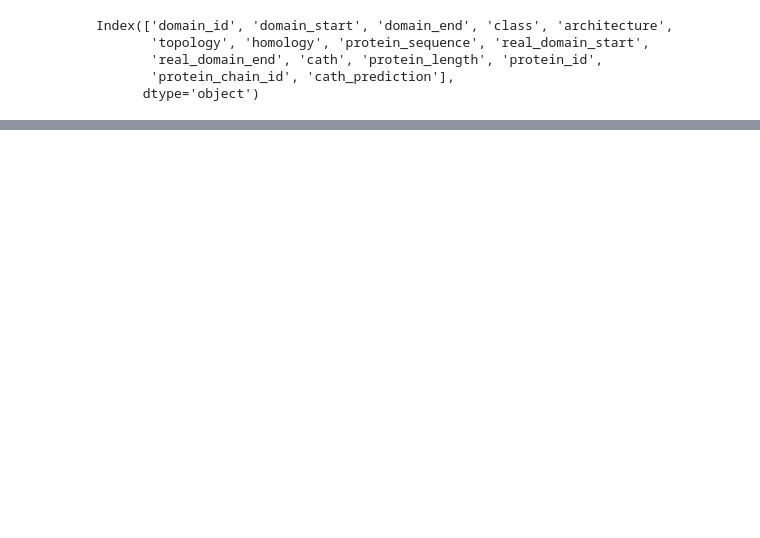
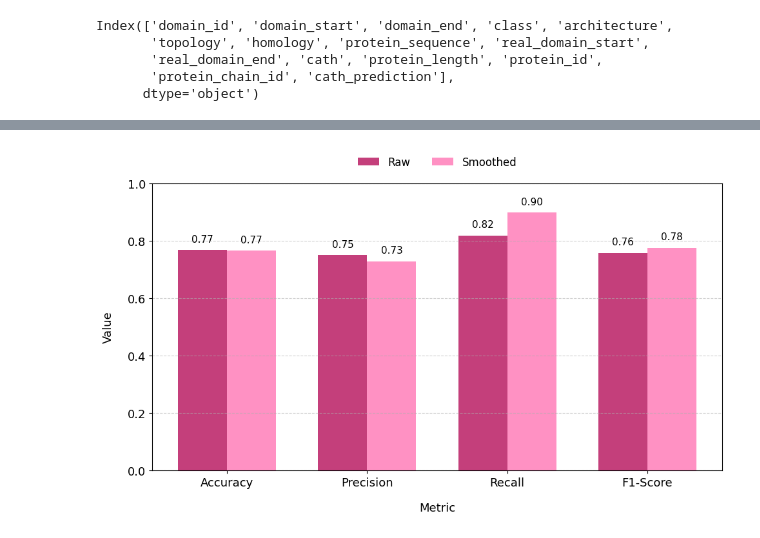
Before and after one commit to marcbeil/protein-prediction-project, a Jupyter notebook: src/domain_cath/visualize_predictions.ipynb, the cells around one changed output, grey strips where cells are left out. Cells and saved outputs as stored; diff of their text form; code cells hidden in the pictures; blank space fills up the shorter version.

```diff
--- a/src/domain_cath/visualize_predictions.ipynb
+++ b/src/domain_cath/visualize_predictions.ipynb
@@ -177,0 +256,52 @@ view_actual.show()
+# %%
+import matplotlib.pyplot as plt
+import numpy as np
+
+# Data from the user (excluding Avg Fragments)
+methods = ['Raw', 'Smoothed']
+metrics = ['Accuracy', 'Precision', 'Recall', 'F1-Score']
+values = [
+    [0.769, 0.750, 0.819, 0.758],   # Raw
+    [0.766, 0.729, 0.898, 0.776]    # Smoothed
+]
+
+# Convert to numpy array for easier manipulation
+values = np.array(values)
+
+# Custom colors
+colors = ['#C43F7B', '#ff91c3']
+
+# Plot settings
+x = np.arange(len(metrics))
+bar_width = 0.35
+
+plt.figure(figsize=(10, 6))
+plt.rcParams.update({'font.size': 13})
+
+# Plotting the bars
+bars1 = plt.bar(x - bar_width/2, values[0], width=bar_width, label='Raw', color=colors[0])
+bars2 = plt.bar(x + bar_width/2, values[1], width=bar_width, label='Smoothed', color=colors[1])
+
+# Add text on top of bars
+def label_bars(bars):
+    for bar in bars:
+        height = bar.get_height()
+        plt.text(bar.get_x() + bar.get_width()/2, height + 0.02,
+                 f"{height:.2f}", ha='center', va='bottom', fontsize=11)
+
+label_bars(bars1)
+label_bars(bars2)
+
+# Formatting
+plt.xticks(x, metrics)
+plt.ylabel("Value", labelpad=15)
+plt.xlabel("Metric", labelpad=15)
+plt.legend(loc='lower center', bbox_to_anchor=(0.5, 1.02),
+           ncol=2, frameon=False, fontsize=12)
+plt.grid(axis='y', linestyle='--', alpha=0.6)
+plt.tight_layout()
+plt.ylim(0, 1.0)
+
+plt.show()
+# %% [output]
+[figure, added]
```
Also changed, not shown: parts of 4 cells of this notebook, 3 other files.
